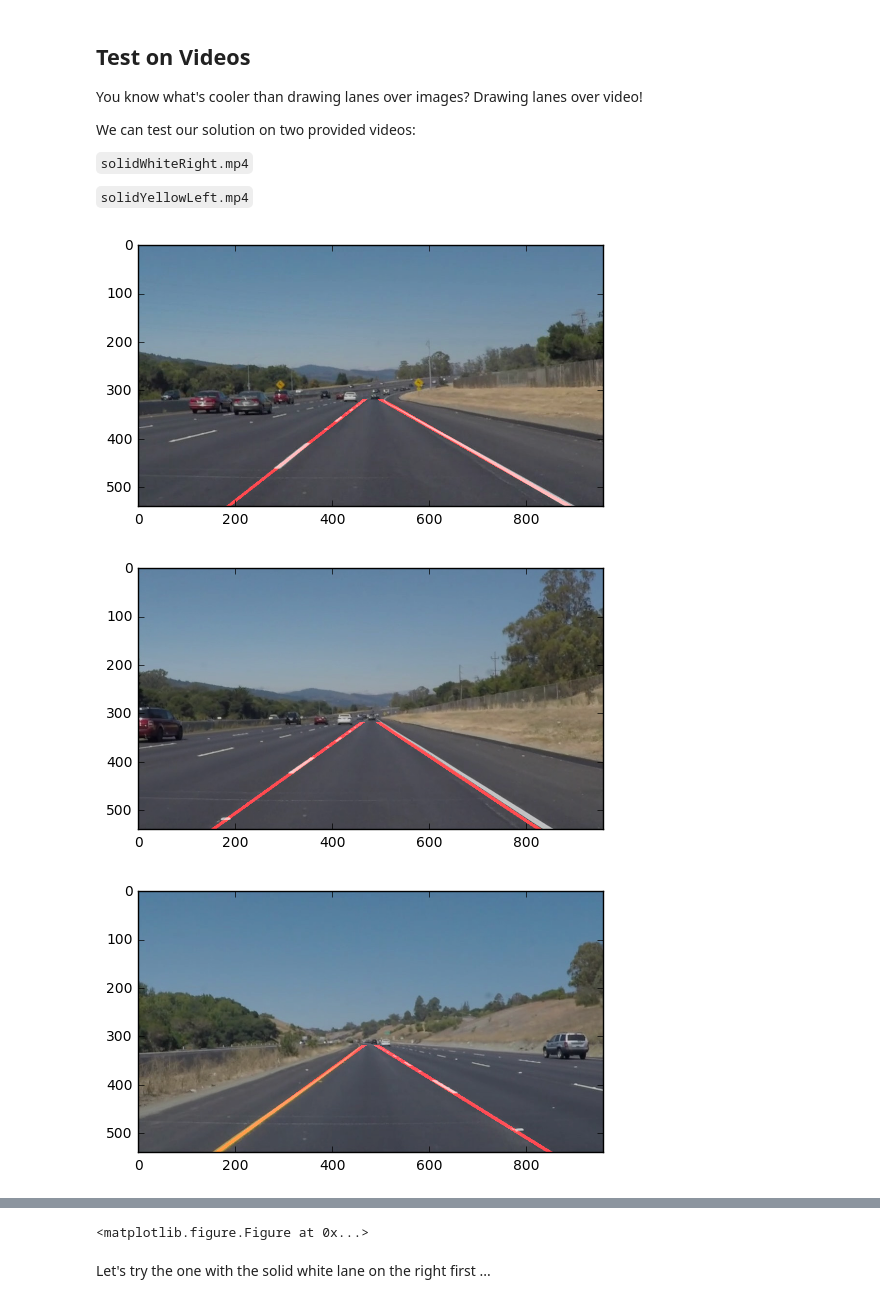
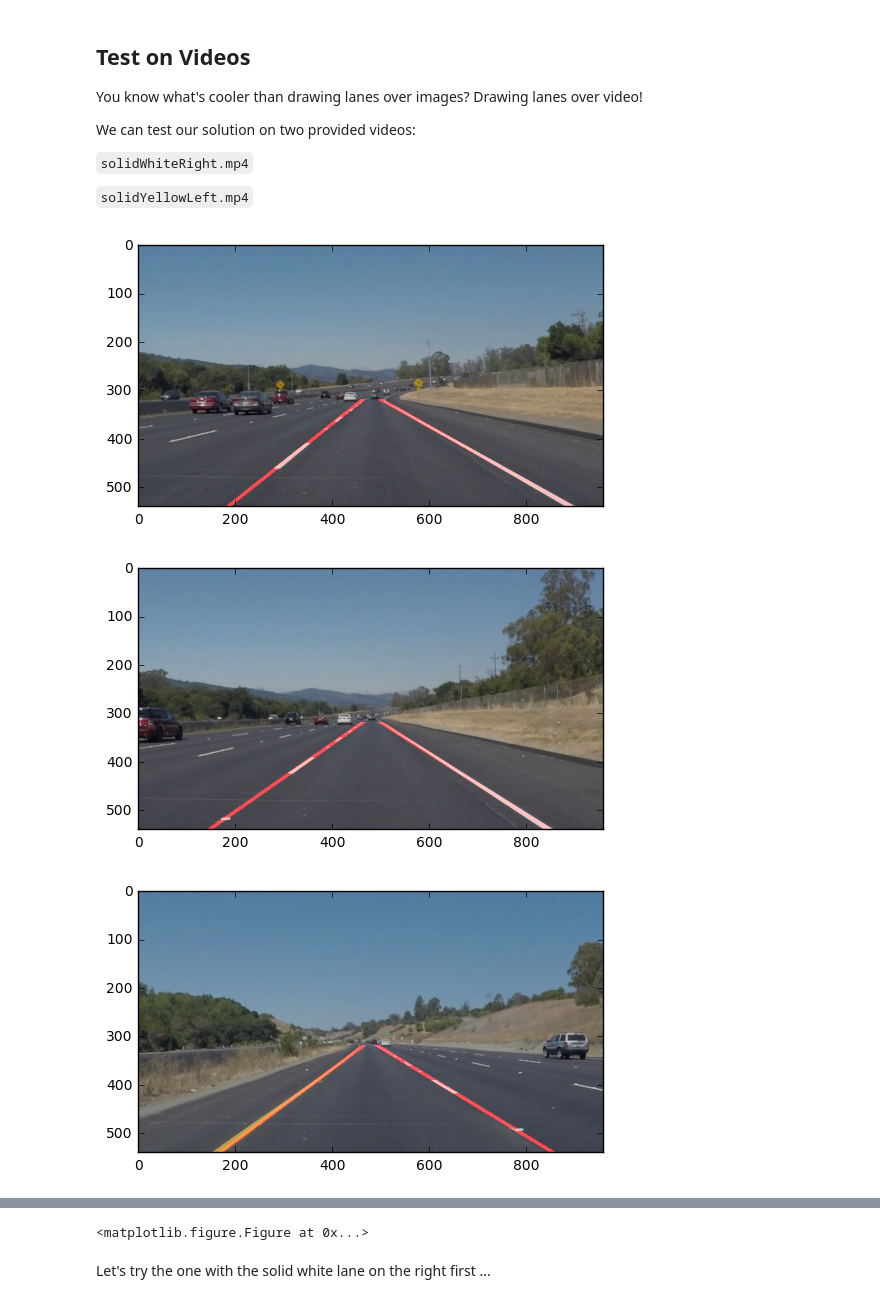
Before and after one commit to seiedalirazaviomrani/CarND-LaneLines-P1, a Jupyter notebook: P1.ipynb, the cells around one changed output, grey strips where cells are left out. Drawn from its saved outputs; the diff is of its cells as text; code cells hidden in the pictures.

```diff
--- a/P1.ipynb
+++ b/P1.ipynb
@@ -201,8 +200,10 @@ def process_image(image):
     # you should return the final output (image with lines are drawn on lanes)
     # Seied Ali Razavi Omrani
 
+    hsvConverted = convert_hsv(image)
+
     #Convert Image to Grayscale Image
-    grayImage = grayscale(image)
+    grayImage = grayscale(hsvConverted)
 
     #Get Height and Width of Image
     y_size, x_size = grayImage.shape
@@ -213,38 +214,58 @@ def process_image(image):
     #Apply Canny edge detection to find edges
     edges = canny(blurImage,50,100)
 
-    region_y = int((16.0 / 27.0) * y_size)
+    region_y = int((16.0 / 27.0) * (y_size))
     #Define region of interest
     vertices = np.array([[(0.14*x_size, y_size), (int(0.95 * x_size/2), region_y),
                           (int(1.05 * x_size/2), region_y), (x_size, y_size)]],dtype=np.int32)
     maskedEdges = region_of_interest(edges,vertices)
 
     #Implementing Hough Transform
     rho = 1
     theta = np.pi/180
     threshold = 30
-    min_line_length = 10
+    min_line_length = 40
     max_line_gap = 40
     lines = hough_lines(maskedEdges, rho, theta, threshold, min_line_length, max_line_gap)
 
     #Mask results lines
     region_masked_line_image = region_of_interest(lines, vertices)
 
     # Create a "color" binary image to combine with line image
     lines_edges = weighted_img(region_masked_line_image,image)
 
     return lines_edges
 
+def convert_hsv(image):
+    # Convert to HSV color space and separate the V channel
+    hsv = cv2.cvtColor(image, cv2.COLOR_RGB2HSV).astype(np.float)
+    v_channel = hsv[:,:,2]
+
+    # Take the absolute value of the derivative of the V channel in the x direction
+    sobelx = cv2.Sobel(v_channel, cv2.CV_64F, 1, 0)
+    abssx = np.absolute(sobelx)
+
+    # Scale the derivative back to 8 bit
+    scale_factor = np.max(abssx)/255
+    abssx = (abssx/scale_factor).astype(np.uint8)
+
+    # Threshold x-gradient and V channel for lane pixel selection
+    retval, sxbinary = cv2.threshold(abssx, 50, 100, cv2.THRESH_BINARY)
+    retval, vbinary = cv2.threshold(v_channel.astype('uint8'), 215, 255, cv2.THRESH_BINARY)
+
+    color_binary = np.dstack(( np.zeros_like(sxbinary), sxbinary, vbinary))
+    return color_binary
+
 images_dir = os.listdir("test_images/")
 for img in images_dir:
     img = mpimg.imread('test_images/'+img)
     result = process_image(img)
     plt.imshow(result)
     plt.figure()
     plt.show
 # %% [output]
 [figure]
-[figure, old version]
+[figure, new version]
 [figure]
 [figure]
 [figure]
```
Also changed, not shown: parts of 8 cells of this notebook, 3 other files.
